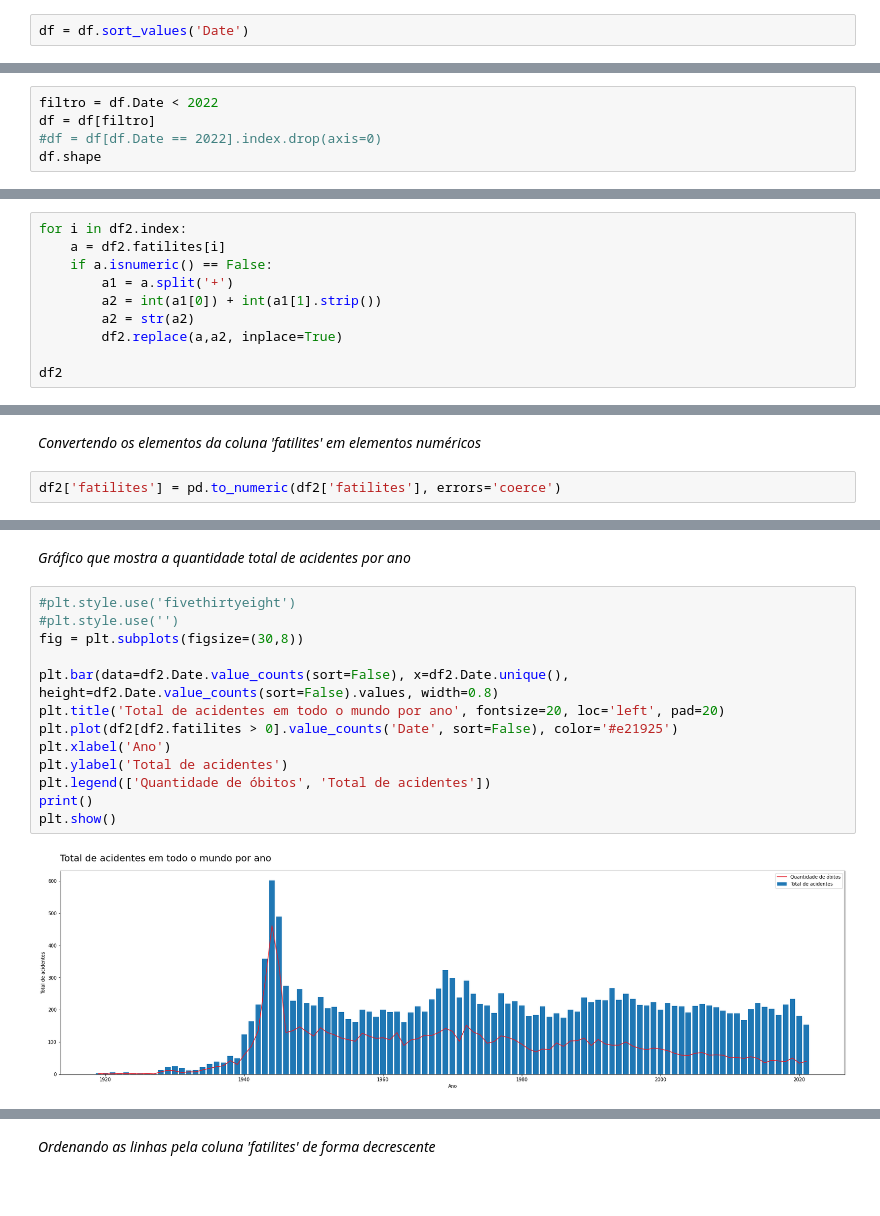
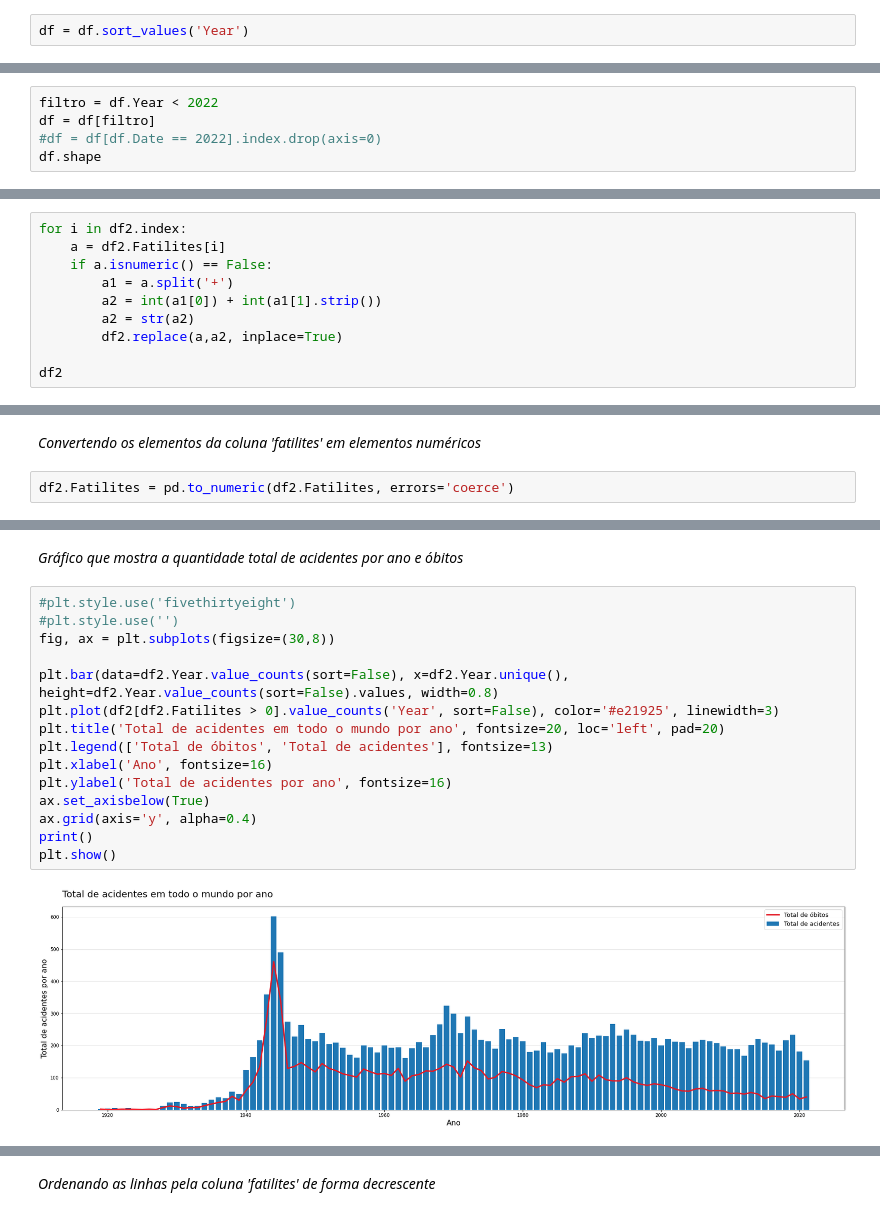
Before and after one commit to bessasjr/Analise_acidentes_aereos, a Jupyter notebook: main.ipynb, the cells around one changed output, grey strips where cells are left out. Saved outputs shown, nothing was run; the diff lists cells and outputs as text; blank space fills up the shorter version.

```diff
--- a/main.ipynb
+++ b/main.ipynb
@@ -123,7 +184,7 @@ df
 # %% [markdown]
 *Ordenando as linhas pela coluna Date*
 # %%
-df = df.sort_values('Date')
+df = df.sort_values('Year')
 # %% [markdown]
 *Resetando o índice e deletando a coluna index criada no processo*
 # %%
@@ -151,5 +214,5 @@ df.shape
 # %%
-filtro = df.Date < 2022
+filtro = df.Year < 2022
 df = df[filtro]
 #df = df[df.Date == 2022].index.drop(axis=0)
 df.shape
@@ -180,7 +243,7 @@ df2 = df.copy()
 *Somando os valores que estavam divididos na coluna 'fatilites'*
 # %%
 for i in df2.index:
-    a = df2.fatilites[i]
+    a = df2.Fatilites[i]
     if a.isnumeric() == False:
         a1 = a.split('+')
         a2 = int(a1[0]) + int(a1[1].strip())
@@ -225,4 +290,4 @@ memory usage: 1.8+ MB
 # %% [markdown]
 *Convertendo os elementos da coluna 'fatilites' em elementos numéricos*
 # %%
-df2['fatilites'] = pd.to_numeric(df2['fatilites'], errors='coerce')
+df2.Fatilites = pd.to_numeric(df2.Fatilites, errors='coerce')
@@ -321,22 +417,24 @@ Date
 2021    40
 Length: 102, dtype: int64
 # %% [markdown]
-*Gráfico que mostra a quantidade total de acidentes por ano*
+*Gráfico que mostra a quantidade total de acidentes por ano e óbitos*
 # %%
 #plt.style.use('fivethirtyeight')
 #plt.style.use('')
-fig = plt.subplots(figsize=(30,8))
+fig, ax = plt.subplots(figsize=(30,8))
 
-plt.bar(data=df2.Date.value_counts(sort=False), x=df2.Date.unique(), height=df2.Date.value_counts(sort=False).values, width=0.8)
+plt.bar(data=df2.Year.value_counts(sort=False), x=df2.Year.unique(), height=df2.Year.value_counts(sort=False).values, width=0.8)
+plt.plot(df2[df2.Fatilites > 0].value_counts('Year', sort=False), color='#e21925', linewidth=3)
 plt.title('Total de acidentes em todo o mundo por ano', fontsize=20, loc='left', pad=20)
-plt.plot(df2[df2.fatilites > 0].value_counts('Date', sort=False), color='#e21925')
-plt.xlabel('Ano')
-plt.ylabel('Total de acidentes')
-plt.legend(['Quantidade de óbitos', 'Total de acidentes'])
+plt.legend(['Total de óbitos', 'Total de acidentes'], fontsize=13)
+plt.xlabel('Ano', fontsize=16)
+plt.ylabel('Total de acidentes por ano', fontsize=16)
+ax.set_axisbelow(True)
+ax.grid(axis='y', alpha=0.4)
 print()
 plt.show()
 # %% [output]
-[figure, old version]
+[figure, new version]
 # %%
 #plt.style.use('fivethirtyeight')
 #plt.style.use('default')
```
Also changed, not shown: parts of 69 cells of this notebook.
